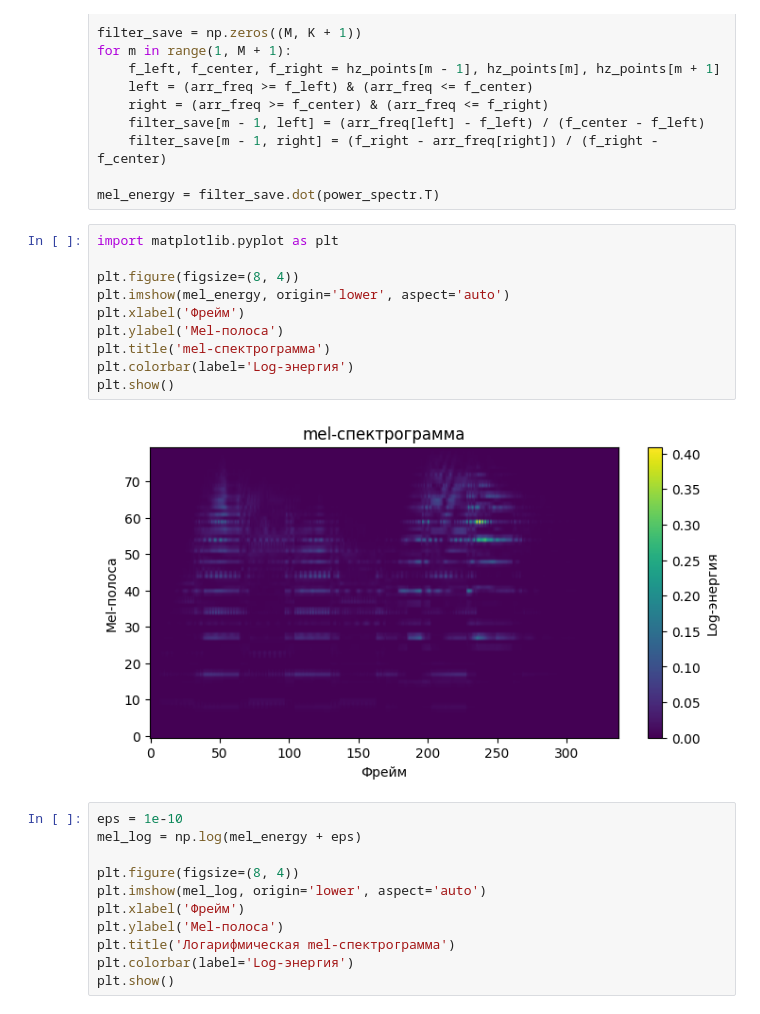
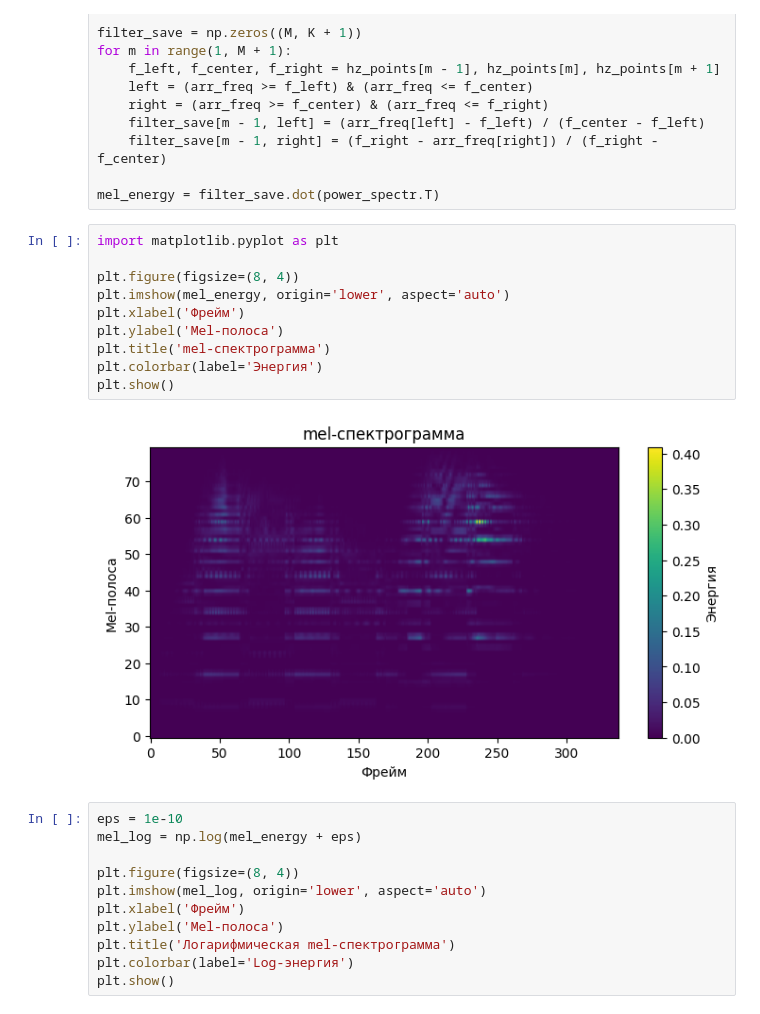
Before and after one commit to LeNcHic/speech_technology_mipt_2025, a Jupyter notebook: mel_spectrogram_Levin_Leonid.ipynb, the cells around one changed output. Saved outputs shown, nothing was run; the diff lists cells and outputs as text.

```diff
--- a/mel_spectrogram_Levin_Leonid.ipynb
+++ b/mel_spectrogram_Levin_Leonid.ipynb
@@ -85,15 +85,15 @@ mel_energy = filter_save.dot(power_spectr.T)
 # %%
 import matplotlib.pyplot as plt
 
 plt.figure(figsize=(8, 4))
 plt.imshow(mel_energy, origin='lower', aspect='auto')
 plt.xlabel('Фрейм')
 plt.ylabel('Mel‑полоса')
 plt.title('mel‑спектрограмма')
-plt.colorbar(label='Log‑энергия')
+plt.colorbar(label='Энергия')
 plt.show()
 # %% [output]
-[figure, old version]
+[figure, new version]
 # %%
 eps = 1e-10
 mel_log = np.log(mel_energy + eps)
```
